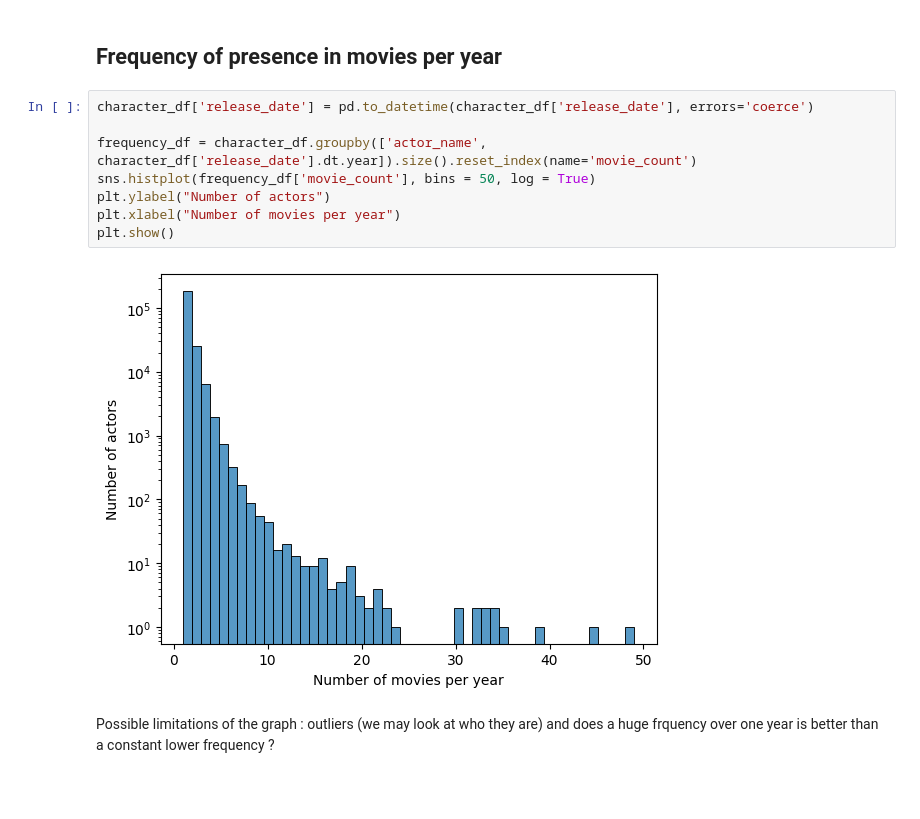
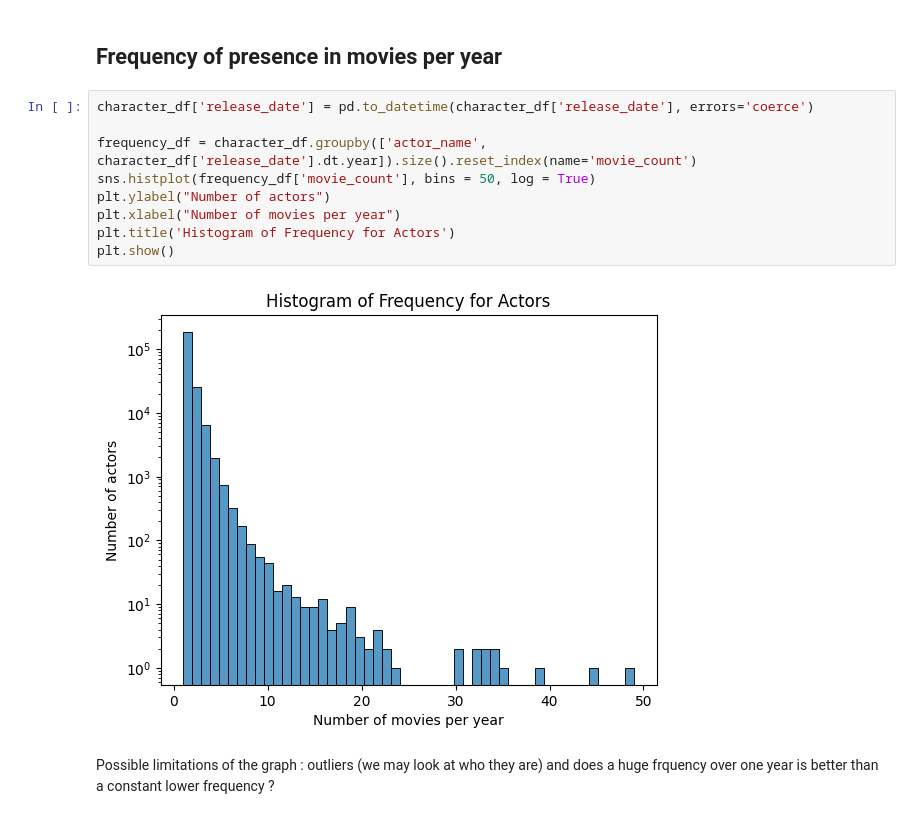
Before and after one commit to epfl-ada/ada-2023-project-datacuisiniers, a Jupyter notebook: p2_Malo.ipynb, the cells around one changed output. Cells and saved outputs as stored; diff of their text form; blank space fills up the shorter version.

```diff
--- a/p2_Malo.ipynb
+++ b/p2_Malo.ipynb
@@ -68,13 +68,14 @@ We may look at the frequency of different actors (nb of movies/year), look at th
 # %%
 character_df['release_date'] = pd.to_datetime(character_df['release_date'], errors='coerce')
 
 frequency_df = character_df.groupby(['actor_name', character_df['release_date'].dt.year]).size().reset_index(name='movie_count')
 sns.histplot(frequency_df['movie_count'], bins = 50, log = True)
 plt.ylabel("Number of actors")
 plt.xlabel("Number of movies per year")
+plt.title('Histogram of Frequency for Actors')
 plt.show()
 # %% [output]
-[figure, old version]
+[figure, new version]
 # %% [markdown]
 Possible limitations of the graph : outliers (we may look at who they are) and does a huge frquency over one year is better than a constant lower frequency ?
 # %%
```
Also changed, not shown: parts of 11 cells of this notebook.
